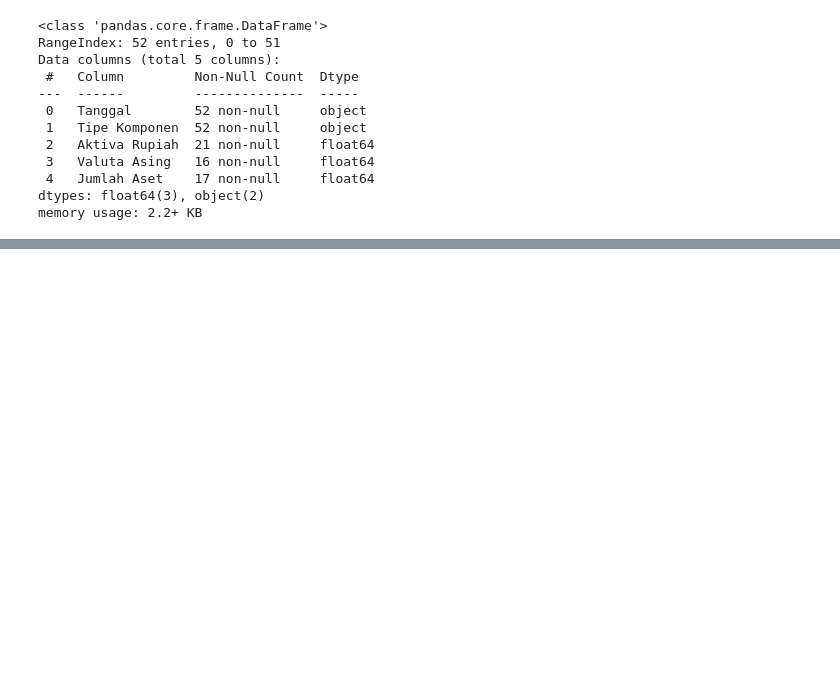
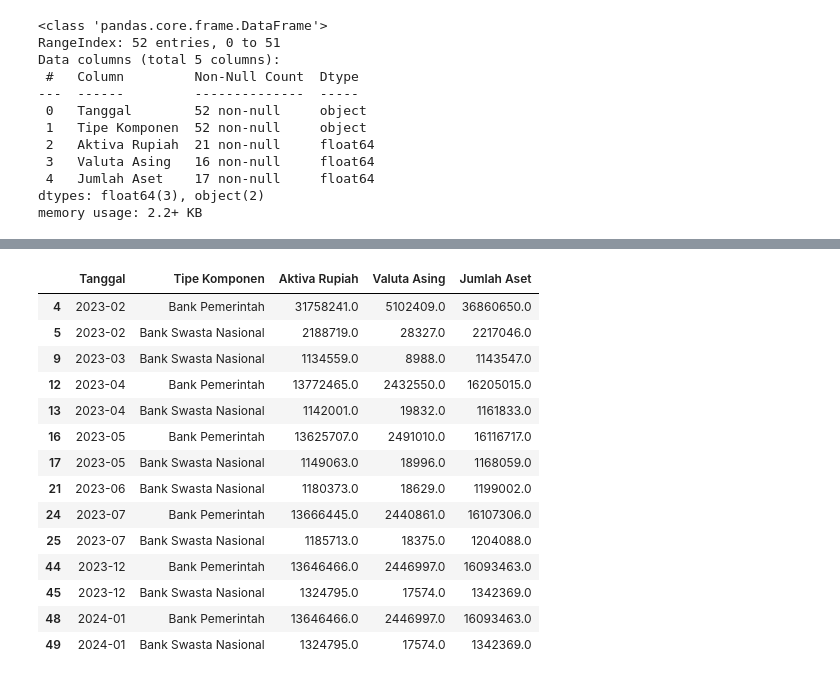
Before and after one commit to nozpera/data-cleaning-process, a Jupyter notebook: case-1/case-1.ipynb, the cells around one changed output, grey strips where cells are left out. Saved outputs shown, nothing was run; the diff lists cells and outputs as text; code cells hidden in the pictures; blank space fills up the shorter version.

```diff
--- a/case-1/case-1.ipynb
+++ b/case-1/case-1.ipynb
@@ -141,0 +184,18 @@ memory usage: 2.2+ KB
+# %%
+data_bank[data_bank['Aktiva Rupiah'] + data_bank['Valuta Asing'] == data_bank['Jumlah Aset']]
+# %% [output]
+|  | Tanggal | Tipe Komponen | Aktiva Rupiah | Valuta Asing | Jumlah Aset |
+| 4 | 2023-02 | Bank Pemerintah | 31758241.0 | 5102409.0 | 36860650.0 |
+| 5 | 2023-02 | Bank Swasta Nasional | 2188719.0 | 28327.0 | 2217046.0 |
+| 9 | 2023-03 | Bank Swasta Nasional | 1134559.0 | 8988.0 | 1143547.0 |
+| 12 | 2023-04 | Bank Pemerintah | 13772465.0 | 2432550.0 | 16205015.0 |
+| 13 | 2023-04 | Bank Swasta Nasional | 1142001.0 | 19832.0 | 1161833.0 |
+| 16 | 2023-05 | Bank Pemerintah | 13625707.0 | 2491010.0 | 16116717.0 |
+| 17 | 2023-05 | Bank Swasta Nasional | 1149063.0 | 18996.0 | 1168059.0 |
+| 21 | 2023-06 | Bank Swasta Nasional | 1180373.0 | 18629.0 | 1199002.0 |
+| 24 | 2023-07 | Bank Pemerintah | 13666445.0 | 2440861.0 | 16107306.0 |
+| 25 | 2023-07 | Bank Swasta Nasional | 1185713.0 | 18375.0 | 1204088.0 |
+| 44 | 2023-12 | Bank Pemerintah | 13646466.0 | 2446997.0 | 16093463.0 |
+| 45 | 2023-12 | Bank Swasta Nasional | 1324795.0 | 17574.0 | 1342369.0 |
+| 48 | 2024-01 | Bank Pemerintah | 13646466.0 | 2446997.0 | 16093463.0 |
+| 49 | 2024-01 | Bank Swasta Nasional | 1324795.0 | 17574.0 | 1342369.0 |
```
Also changed, not shown: parts of 17 cells of this notebook.
